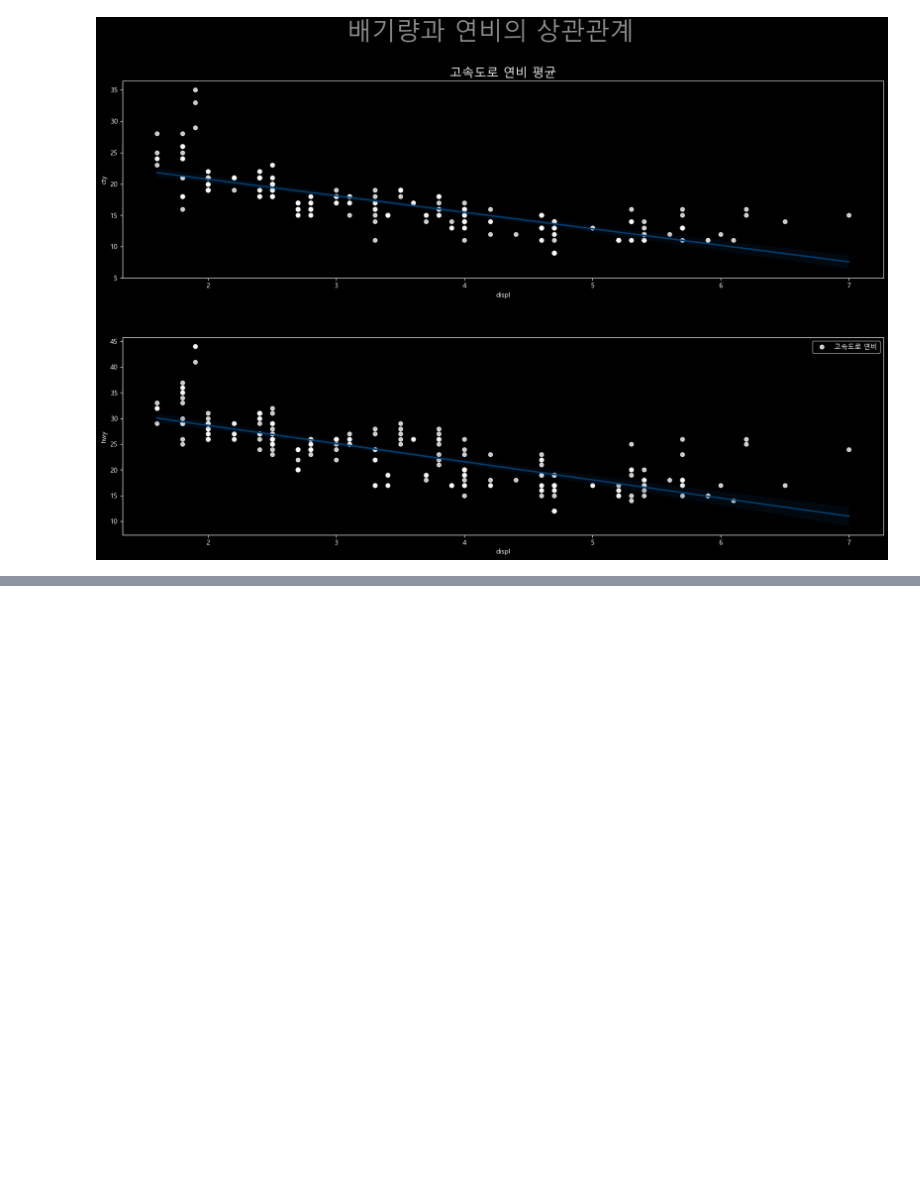
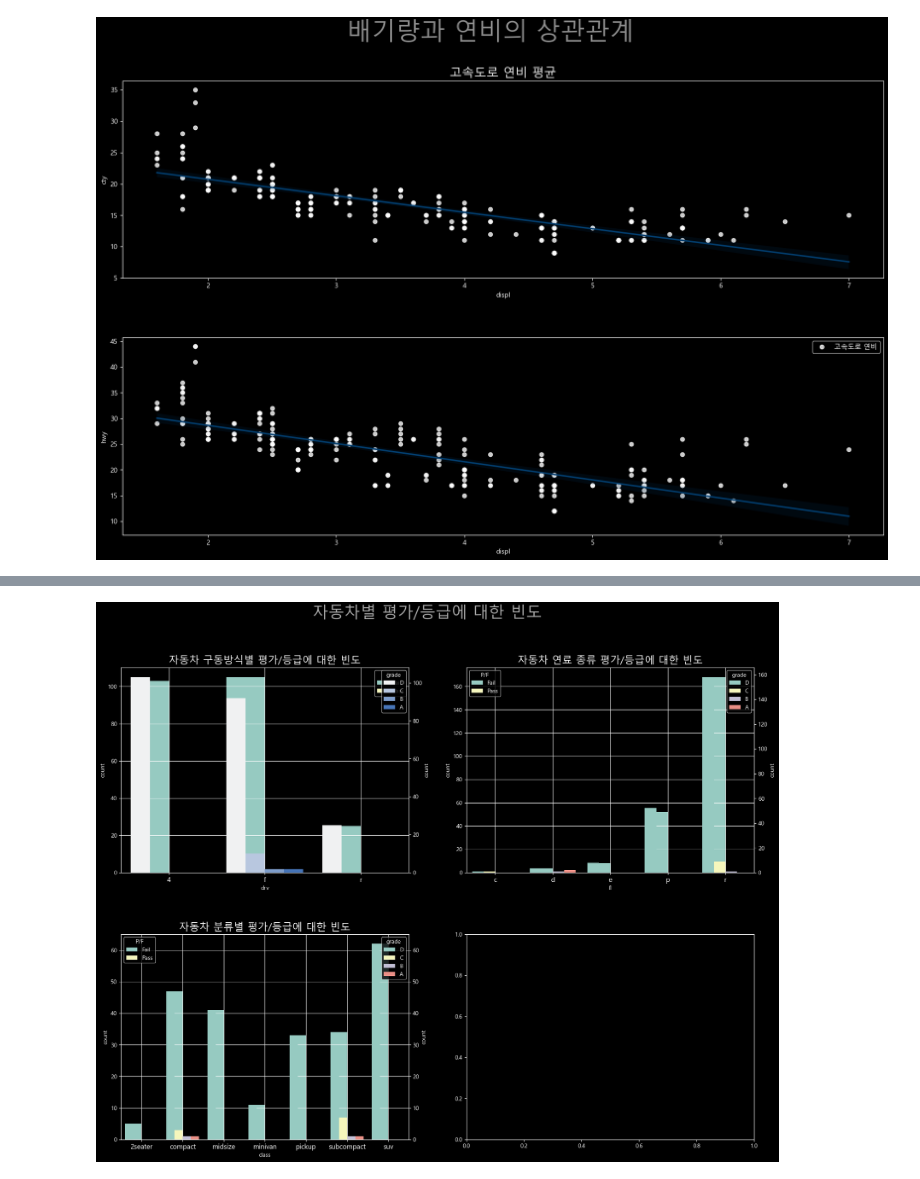
Before and after one commit to maker-lee/megait-data, a Jupyter notebook: D.탐색적_데이터_분석/01. 데이터 시각화/연습문제3.ipynb, the cells around one changed output, grey strips where cells are left out. Saved outputs shown, nothing was run; the diff lists cells and outputs as text; code cells hidden in the pictures; blank space fills up the shorter version.

```diff
--- a/D.탐색적_데이터_분석/01. 데이터 시각화/연습문제3.ipynb
+++ b/D.탐색적_데이터_분석/01. 데이터 시각화/연습문제3.ipynb
@@ -162,0 +274,4 @@ plt.close()
+# %%
+# 평균 값 구하기
+avg_avg = car1['avg'].mean()
+avg_avg
@@ -162,0 +280,4 @@ plt.close()
+# %%
+# 패스/패일 확인하기
+car1['P/F'] = np.where(car1['avg']>=avg_avg,'Pass','Fail')
+car1
@@ -162,0 +308,4 @@ plt.close()
+# %%
+평균합 = car1['avg'].sum()
+car1['연비효율'] = car1['avg'] / avg_avg * 100
+car1
@@ -162,0 +346,7 @@ plt.close()
+# %%
+condition = [(car1['연비효율'] > 90),
+             (car1['연비효율'] > 80),
+             (car1['연비효율'] > 70),]
+value = ['A','B','C']
+car1['grade'] = np.select(condition,value,default='D')
+car1
@@ -162,0 +368,68 @@ plt.close()
+# %%
+# 2행2열 서브플롯
+fig, ((ax1_left, ax2_left), (ax3_left, ax4_right)) = plt.subplots(2, 2, figsize=(20, 15))
+
+# 각 서브플롯별로 twinx 생성
+ax1_right = ax1_left.twinx()
+ax2_right = ax2_left.twinx()
+ax3_right = ax3_left.twinx()
+#ax4_right = ax4_left.twinx()
+
+# 전체 제목
+fig.suptitle('자동차별 평가/등급에 대한 빈도', fontsize=28, color='#adadad')
+
+# 각 그래프 간의 세로(hspace) 간격 지정
+fig.subplots_adjust(hspace=0.3)
+
+# # -----------------------------------------------------------------------------
+
+# 1 자동차 구동방식별(drv) 평가/등급에 대한 빈도
+x = list(range(0, len(car['drv'])))
+xticks = []
+for i in car['drv']:
+    xticks.append(i)
+sb.countplot(data=car1,x='drv',hue='P/F', ax=ax1_left)
+ax1_left.grid()
+ax1_left.set_title('자동차 구동방식별 평가/등급에 대한 빈도', fontsize=18)
+#ax1_left.set_ylim(0, 415000)
+ax1_left.set_xticks(x)
+ax1_left.set_xticklabels(xticks, fontsize=12, rotation=0)
+sb.countplot(data=car1, x='drv',hue='grade', color="#3471CB", ax=ax1_right)
+#plt.xticks([0,1,2],['4륜구동','전륜구동','후륜구동'])
+
+
+# # # ------------------------------------------------------------------------------
+
+# 자동차 연료 종류 평가/등급에 대한 빈도
+x = list(range(0, len(car['fl'])))
+xticks = []
+for i in car['fl']:
+    xticks.append(i)
+sb.countplot(data=car1,x='fl',hue='P/F', ax=ax2_left)
+ax2_left.grid()
+ax2_left.set_title('자동차 연료 종류 평가/등급에 대한 빈도', fontsize=18)
+#ax1_left.set_ylim(0, 415000)
+ax2_left.set_xticks(x)
+ax2_left.set_xticklabels(xticks, fontsize=12, rotation=0)
+sb.countplot(data=car1, x='fl',hue='grade', ax=ax2_right)
+
+
+# #--------------------------------------------------------------------------------
+# 자동차 분류별 평가/등급에 대한 빈도
+x = list(range(0, len(car['class'])))
+xticks = []
+for i in car['class']:
+    xticks.append(i)
+sb.countplot(data=car1,x='class',hue='P/F', ax=ax3_left)
+ax3_left.grid()
+ax3_left.set_title('자동차 분류별 평가/등급에 대한 빈도', fontsize=18)
+#ax1_left.set_ylim(0, 415000)
+ax3_left.set_xticks(x)
+ax3_left.set_xticklabels(xticks, fontsize=12, rotation=0)
+sb.countplot(data=car1, x='class',hue='grade', ax=ax3_right)
+
+
+plt.show()
+plt.close()
+# %% [output]
+[figure, added]
```
Also changed, not shown: parts of 20 cells of this notebook, 4 other files.
